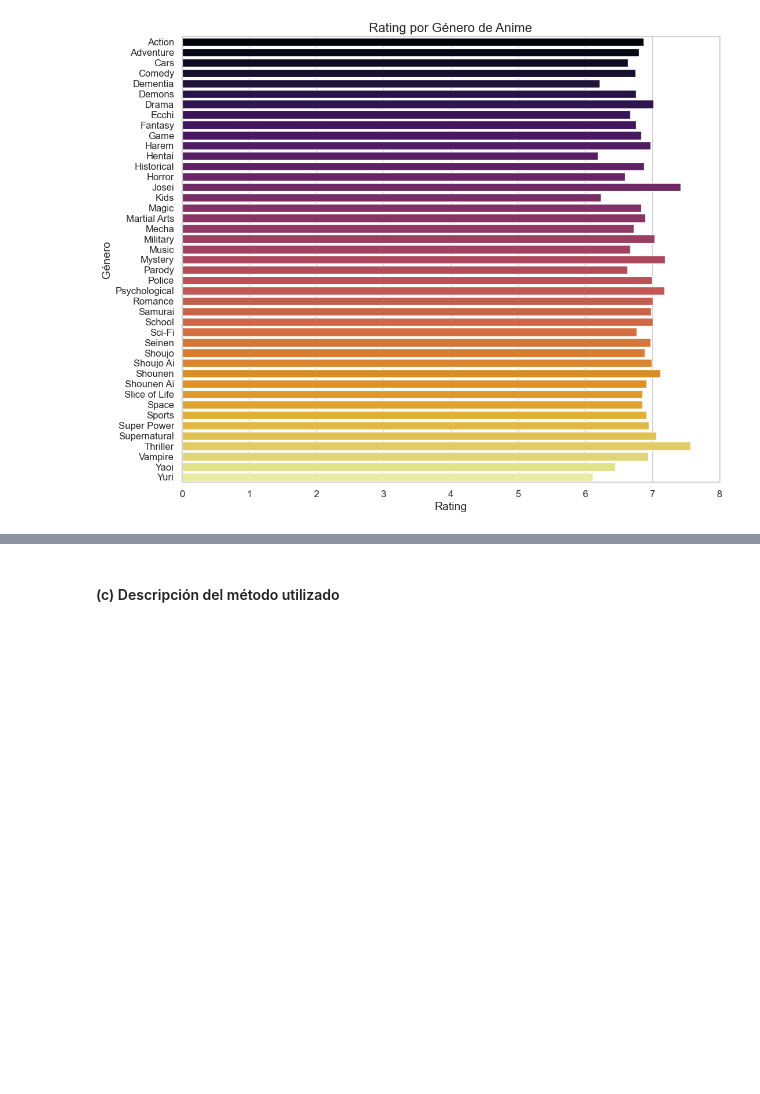
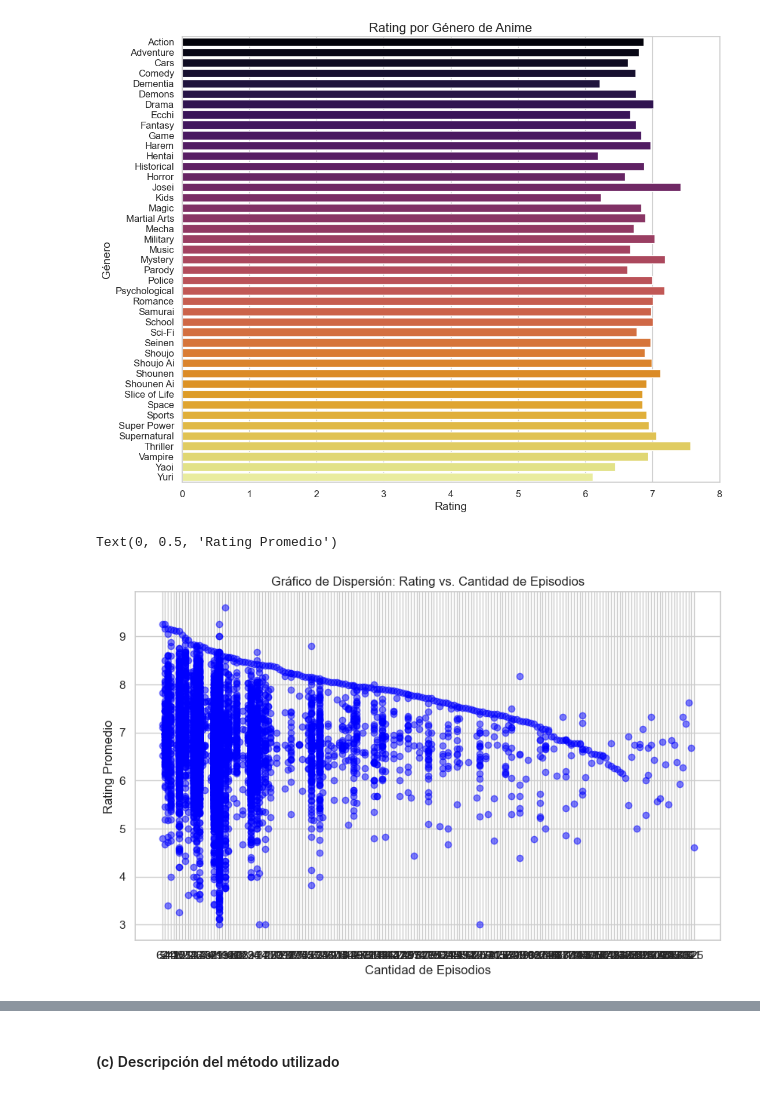
Before and after one commit to ffvilca/topicos_tarea-1, a Jupyter notebook: notebook.ipynb, the cells around one changed output, grey strips where cells are left out. Drawn from its saved outputs; the diff is of its cells as text; code cells hidden in the pictures; blank space fills up the shorter version.

```diff
--- a/notebook.ipynb
+++ b/notebook.ipynb
@@ -332,3 +338,18 @@ plt.xlim(0, 8)
 # %% [output]
 (0.0, 8.0)
 [figure]
+# %%
+episodios = data.sort_values(by="episodes")
+sorted(data.episodes.unique())
+plt.figure(figsize=(10, 6))
+
+# Crear el gráfico de dispersión
+plt.scatter(data["episodes"], data["rating"], alpha=0.5, color='blue')
+
+# Configurar el título y etiquetas de los ejes
+plt.title('Gráfico de Dispersión: Rating vs. Cantidad de Episodios')
+plt.xlabel('Cantidad de Episodios')
+plt.ylabel('Rating Promedio')
+# %% [output]
+Text(0, 0.5, 'Rating Promedio')
+[figure, added]
```
Also changed, not shown: parts of 6 cells of this notebook.
